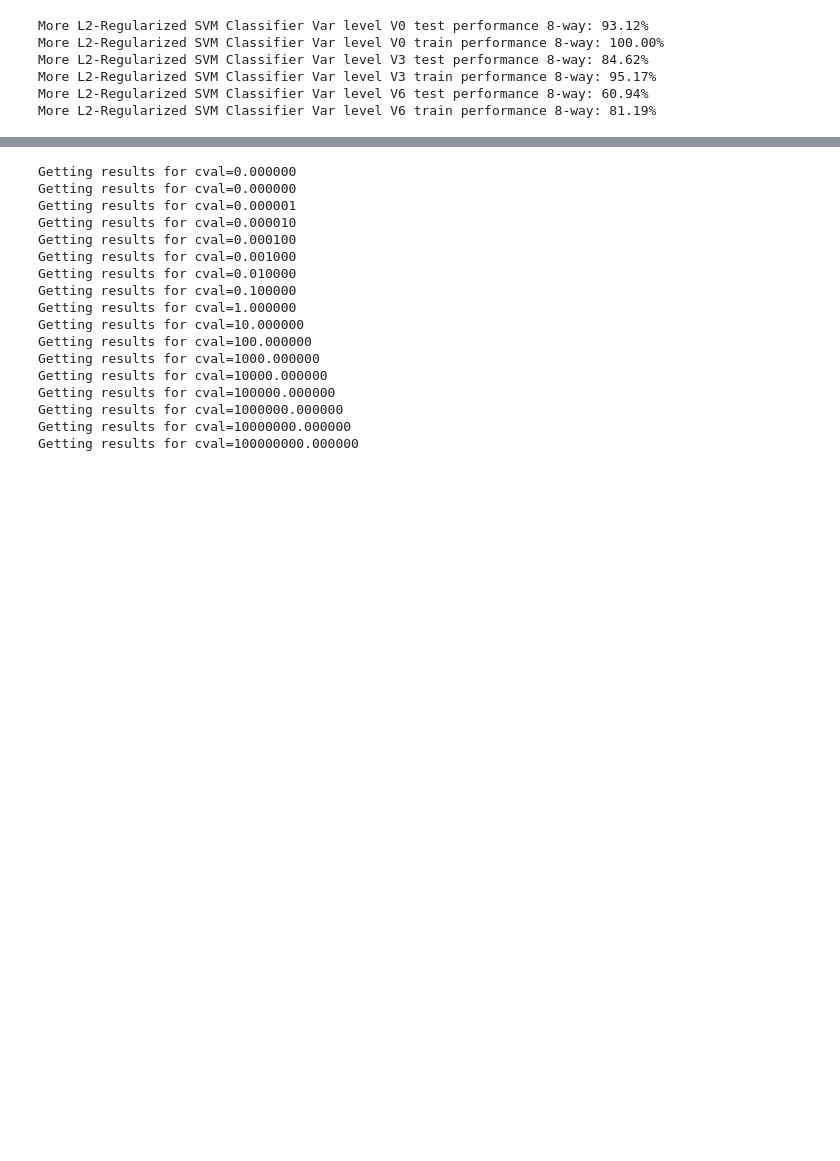
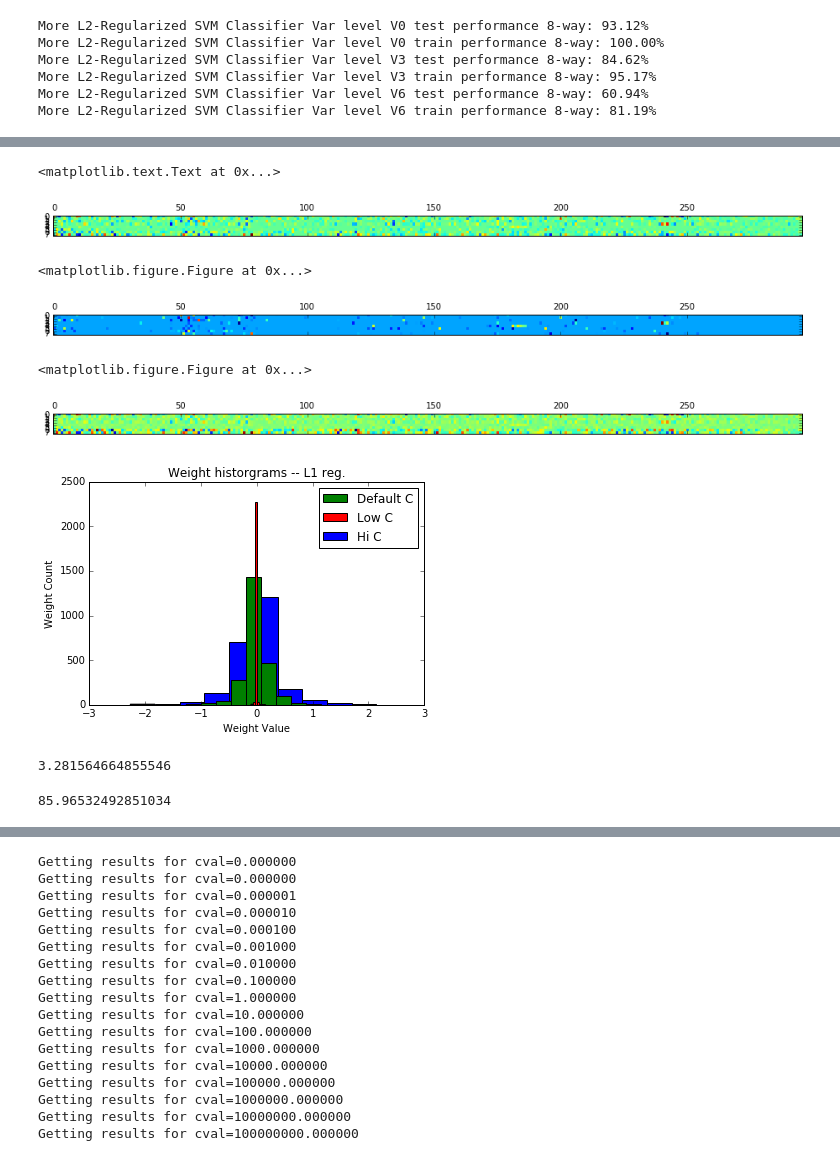
Before and after one commit to neuroailab/psych253, a Jupyter notebook: Lecture5_regularization.ipynb, the cells around one changed output, grey strips where cells are left out. Drawn from its saved outputs; the diff is of its cells as text; code cells hidden in the pictures; blank space fills up the shorter version.

```diff
--- a/Lecture5_regularization.ipynb
+++ b/Lecture5_regularization.ipynb
@@ -259,0 +301,34 @@ splits = cv.get_splits(meta_array,
+# %%
+weights_defaultC_l1 = trained_model_defaultC_l1.coef_
+plt.matshow(weights_defaultC_l1)
+
+plt.figure()
+weights_lowC_l1 = trained_model_lowC_l1.coef_
+plt.matshow(trained_model_lowC_l1.coef_)
+
+plt.figure()
+weights_hiC_l1 = trained_model_hiC_l1.coef_
+plt.matshow(trained_model_hiC_l1.coef_)
+
+
+plt.figure()
+l2 = plt.hist(weights_hiC_l1.ravel(), bins=10);
+l0 = plt.hist(weights_defaultC_l1.ravel(), bins=10);
+l1 = plt.hist(weights_lowC_l1.ravel(), bins=10);
+plt.legend([l0[2][0], l1[2][0], l2[2][0]], ['Default C', 'Low C', 'Hi C'])
+plt.xlabel('Weight Value')
+plt.ylabel('Weight Count')
+plt.title('Weight historgrams -- L1 reg.')
+
+
+#the weights of the low C (more heavily regularized) classifier are more close to 0
+#while weights of the hi C (more heavily regularized) classifier are more larger
+# ... as expected
+# %% [output]
+<matplotlib.text.Text at 0x...>
+[figure, added]
+<matplotlib.figure.Figure at 0x...>
+[figure, added]
+<matplotlib.figure.Figure at 0x...>
+[figure, added]
+[figure, added]
@@ -259,0 +337,10 @@ splits = cv.get_splits(meta_array,
+# %%
+#check out kurtosis of weight distributio with L2-reg (C=5e-3)
+stats.kurtosis(weights_lowC.ravel())
+# %% [output]
+3.281564664855546
+# %%
+#check out kurtosis of weight distributio with L1-reg (C=5e-3)
+stats.kurtosis(weights_lowC_l1.ravel())
+# %% [output]
+85.96532492851034
```
Also changed, not shown: parts of 15 cells of this notebook.
